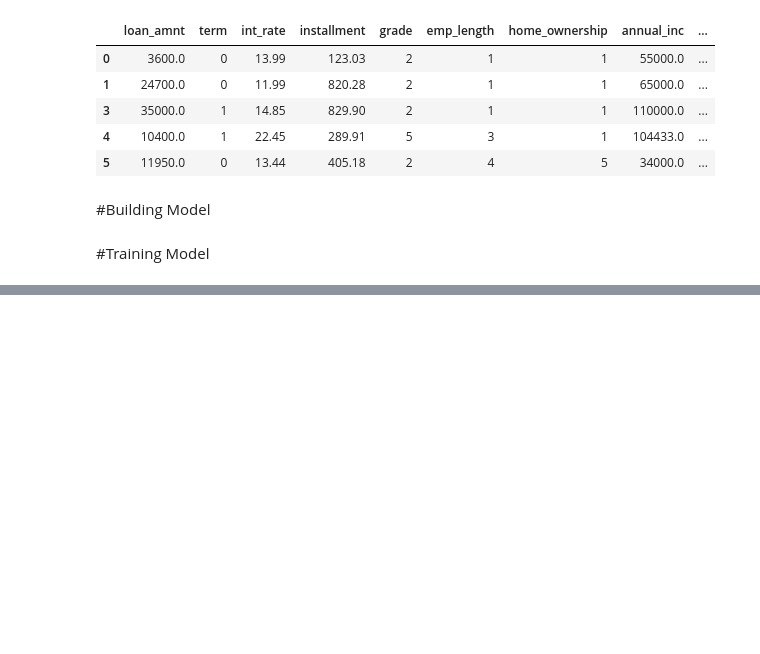
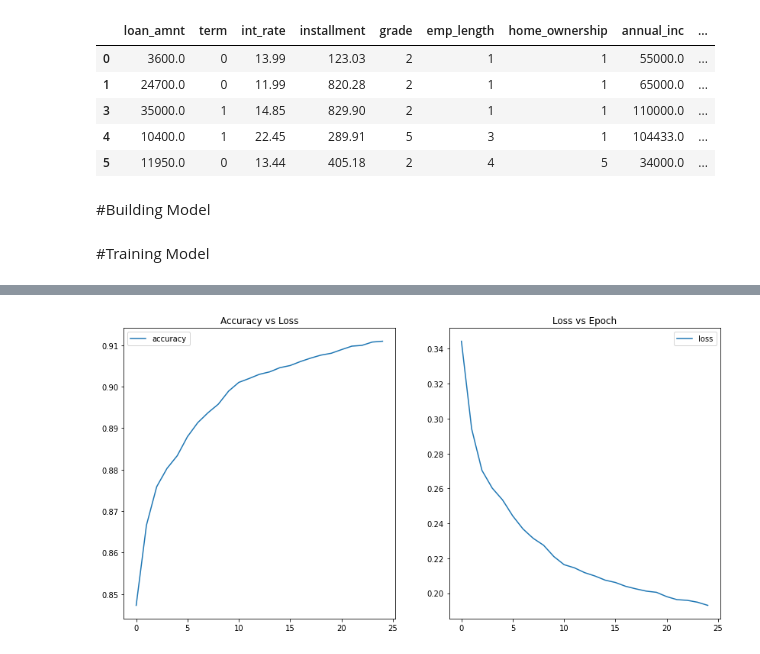
Before and after one commit to ragul-n/LendingClubPrediction, a Jupyter notebook: Loan_Grading_without_Text_Data.ipynb, the cells around one changed output, grey strips where cells are left out. Saved outputs shown, nothing was run; the diff lists cells and outputs as text; code cells hidden in the pictures; blank space fills up the shorter version.

Commit message:
Achieved 91 percent accuracy with 25 epochs

```diff
--- a/Loan_Grading_without_Text_Data.ipynb
+++ b/Loan_Grading_without_Text_Data.ipynb
@@ -150,6 +154,3 @@ model= tf.keras.Sequential([tf.keras.layers.Dense(64, activation="relu"),
                             ])
 # %% [markdown]
 #Training Model
-# %%
- with tf.device('/GPU:0'):
-    model= LoanGrader(3, 128, 4, 256)
@@ -218,4 +156,0 @@ model.compile(optimizer=optimizer)
-# %%
-
-with tf.device('/GPU:0'):
-    model.train(training_data, 10, validation_data=validation_data, class_weights=[1,1,1,1,1,1,1])
@@ -238,0 +157,10 @@ len([model.trainable_variables] + [model.trainable_variables] )
+# %%
+
+
+
+model.compile(optimizer=tf.keras.optimizers.Adam(learning_rate=0.001),
+              loss=tf.keras.losses.SparseCategoricalCrossentropy(),
+               metrics= ["accuracy"]
+)
+# %%
+history= model.fit(training_data, validation_data=validation_data, epochs=25, shuffle=True)
@@ -238,0 +189,13 @@ len([model.trainable_variables] + [model.trainable_variables] )
+# %%
+fig, [accuracy, loss]= plt.subplots(ncols=2, figsize=(14,7))
+
+accuracy.plot(history.history["accuracy"], label="accuracy")
+accuracy.legend()
+accuracy.set_title("Accuracy vs Loss")
+
+loss.plot(history.history["loss"], label="loss")
+loss.legend()
+loss.set_title("Loss vs Epoch")
+plt.show()
+# %% [output]
+[figure, added]
```
Also changed, not shown: parts of 13 cells of this notebook.
